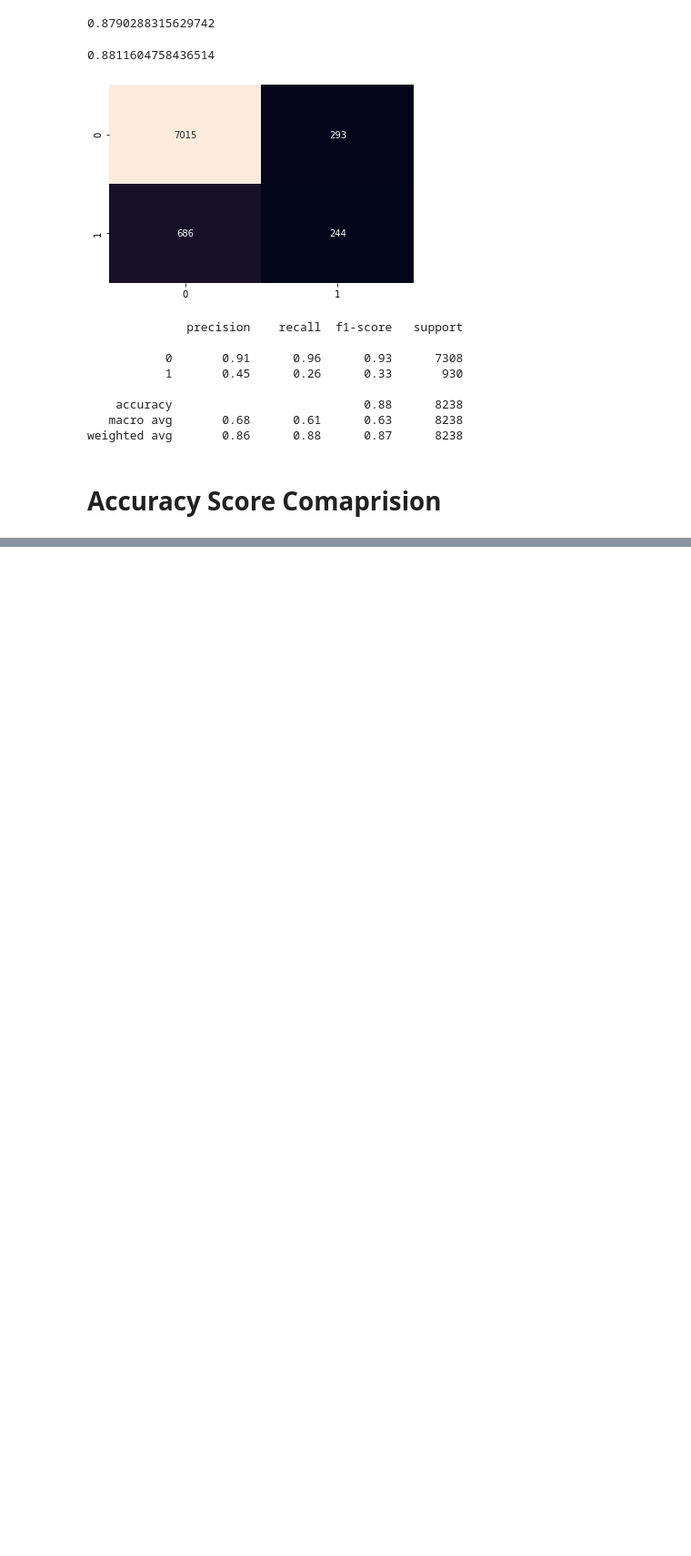
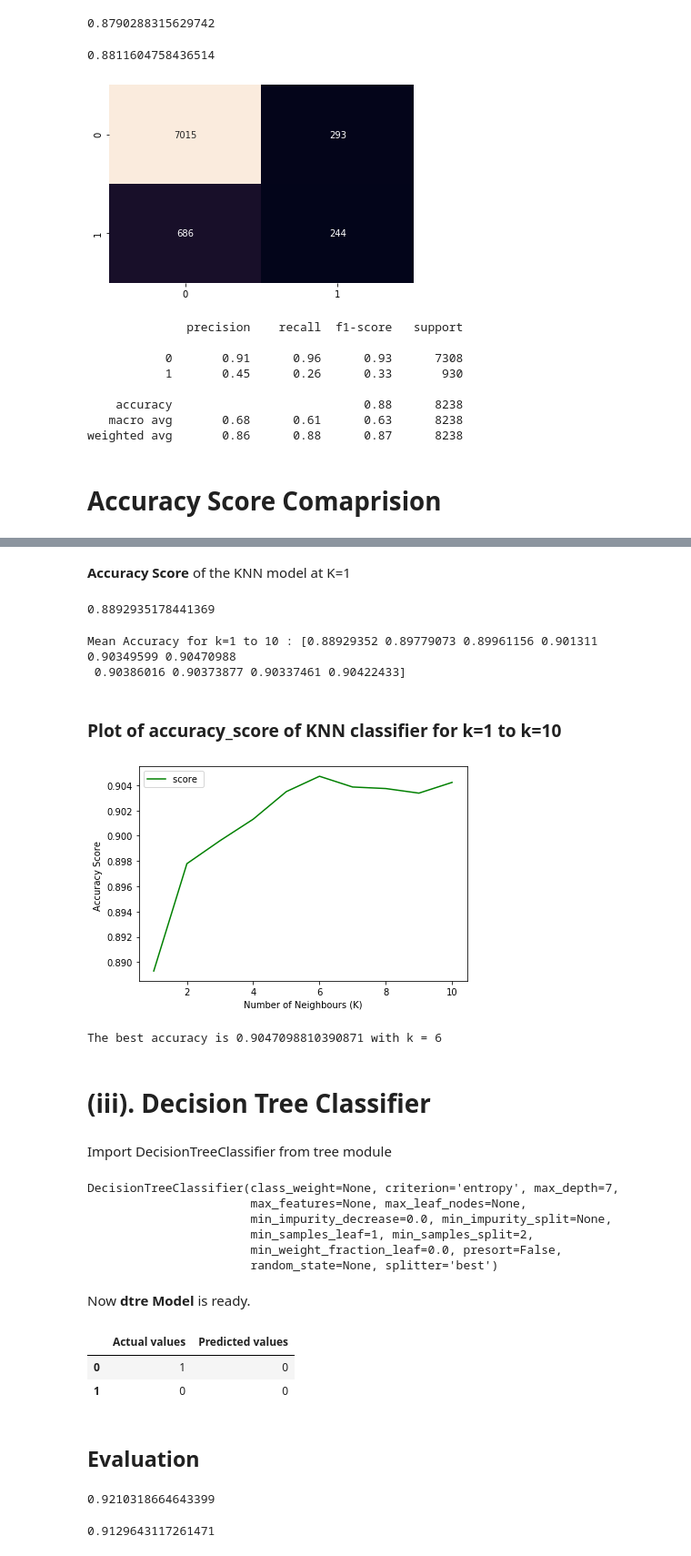
Before and after one commit to SSehrawat1720/ML-Projects, a Jupyter notebook: Predicting Client's choice to Subscribed a Term Deposit or not based on multiple feature by Different Classification Models.ipynb, the cells around one changed output, grey strips where cells are left out. Shown: that part at 91% size. Drawn from its saved outputs; the diff is of its cells as text; code cells hidden in the pictures; blank space fills up the shorter version.

```diff
--- a/Predicting Client's choice to Subscribed a Term Deposit or not based on multiple feature by Different Classification Models.ipynb
+++ b/Predicting Client's choice to Subscribed a Term Deposit or not based on multiple feature by Different Classification Models.ipynb
@@ -932,0 +1060,5 @@ plt.show()
+# %%
+from sklearn.neighbors import KNeighborsClassifier
+
+k = 1
+KNN = KNeighborsClassifier(n_neighbors=k)
@@ -932,0 +1082,38 @@ plt.show()
+# %% [markdown]
+**Accuracy Score** of the KNN model at K=1
+# %%
+metrics.accuracy_score(ytest,kpred_y)
+# %% [output]
+0.8892935178441369
+# %%
+Ks = 10
+mean_acc_scr = np.zeros((Ks))
+
+for n in range(1,Ks+1):
+    KnN = KNeighborsClassifier(n_neighbors=n).fit(xtrain,ytrain)
+    KPred_y = KnN.predict(xtest)
+    mean_acc_scr[n-1] = metrics.accuracy_score(ytest,KPred_y)
+# %%
+print(f"Mean Accuracy for k=1 to 10 : {mean_acc_scr}")
+# %% [output]
+Mean Accuracy for k=1 to 10 : [0.88929352 0.89779073 0.89961156 0.901311   0.90349599 0.90470988
+ 0.90386016 0.90373877 0.90337461 0.90422433]
+# %% [markdown]
+### Plot of accuracy_score of KNN classifier for k=1 to k=10
+# %%
+plt.plot(range(1,Ks+1),mean_acc_scr,'g')
+plt.legend(('score ', '+/- 3xstd'))
+plt.ylabel('Accuracy Score ')
+plt.xlabel('Number of Neighbours (K)')
+plt.tight_layout()
+plt.show()
+# %% [output]
+[figure, added]
+# %%
+print( "The best accuracy is", mean_acc_scr.max(), "with k =", mean_acc_scr.argmax()+1)
+# %% [output]
+The best accuracy is 0.9047098810390871 with k = 6
+# %% [markdown]
+# (iii). Decision Tree Classifier
+# %% [markdown]
+Import DecisionTreeClassifier from tree module
@@ -932,0 +1123,30 @@ plt.show()
+# %%
+dtre.fit(xtrain , ytrain)
+# %% [output]
+DecisionTreeClassifier(class_weight=None, criterion='entropy', max_depth=7,
+                       max_features=None, max_leaf_nodes=None,
+                       min_impurity_decrease=0.0, min_impurity_split=None,
+                       min_samples_leaf=1, min_samples_split=2,
+                       min_weight_fraction_leaf=0.0, presort=False,
+                       random_state=None, splitter='best')
+# %% [markdown]
+Now **dtre Model** is ready.
+# %%
+dtpred_y = dtre.predict(xtest)
+dtcomp_df = pd.DataFrame({'Actual values':ytest , 'Predicted values':dtpred_y})
+dtcomp_df.head(2)
+# %% [output]
+|  | Actual values | Predicted values |
+| 0 | 1 | 0 |
+| 1 | 0 | 0 |
+# %% [markdown]
+## Evaluation
+# %%
+dtre.score(xtrain,ytrain)
+# %% [output]
+0.9210318664643399
+# %%
+dtas = metrics.accuracy_score(ytest , dtpred_y)
+dtas
+# %% [output]
+0.9129643117261471
```
Also changed, not shown: parts of 121 cells of this notebook.
